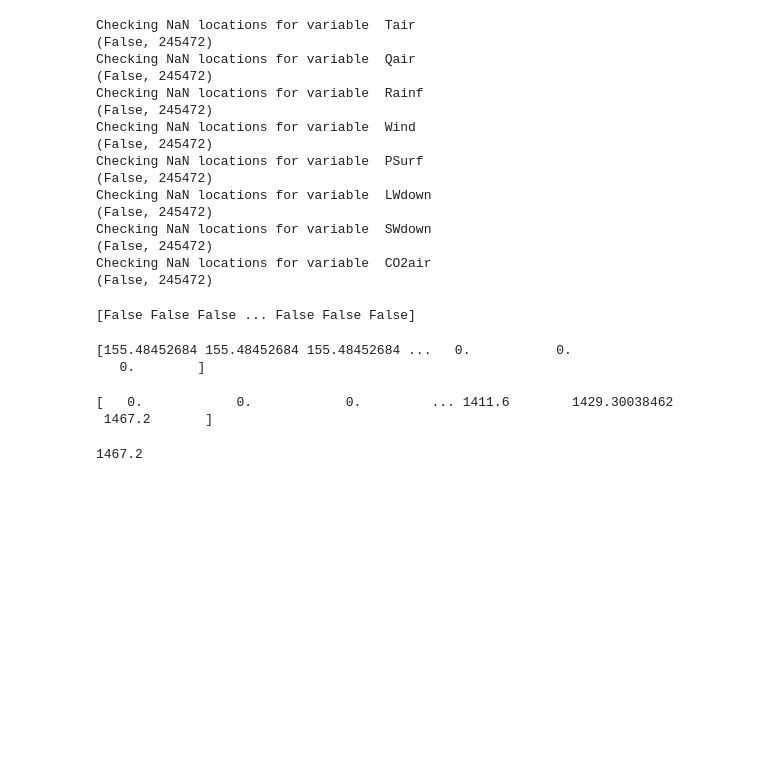
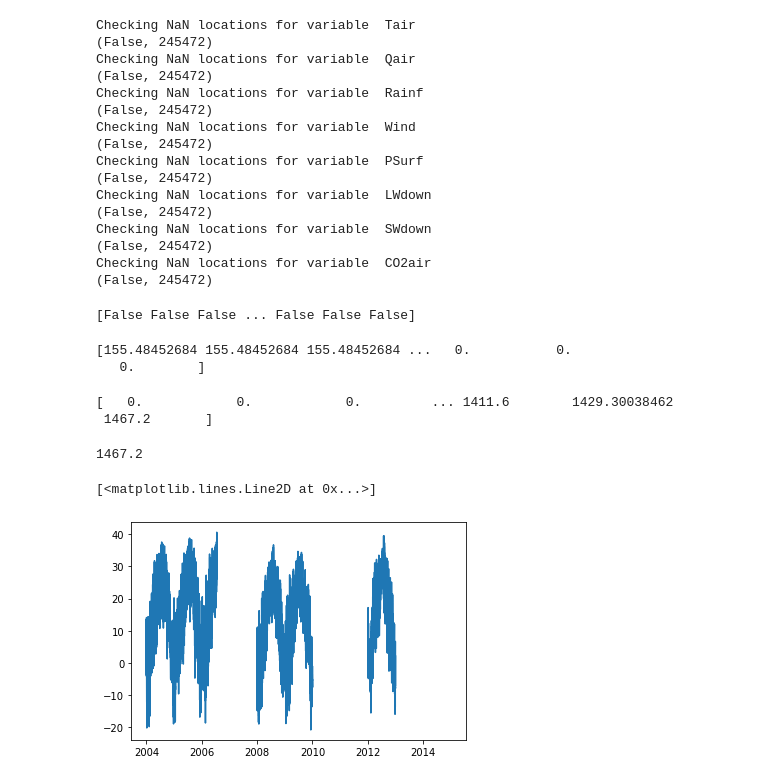
Before and after one commit to JDCP93/NEON_forecast, a Jupyter notebook: Testing.ipynb, the cells around one changed output. Cells and saved outputs as stored; diff of their text form; code cells hidden in the pictures; blank space fills up the shorter version.

```diff
--- a/Testing.ipynb
+++ b/Testing.ipynb
@@ -66,3 +66,40 @@ print(np.sort(swdown))
 print(np.max(swdown))
 # %% [output]
 1467.2
+# %%
+fname = "data/AMF_US-Kon_BASE-BADM_5-5/AMF_US-Kon_BASE_HH_5-5_mod.csv"
+df = pd.read_csv(fname,comment='#',na_values=-9999)
+
+df = df.rename(columns={'TIMESTAMP_START':'dates',
+                        'TA_PI_F_1_1_1':'tair',
+                        'TA_1_1_1':'tair_raw',
+                        'RH_PI_F_1_1_1':'rh',
+                        'SW_IN_1_1_1':'swdown',
+                        'WS_1_1_1':'wind',
+                        'P_1_1_1':'rainf',
+                        'VPD_PI_1_1_1':'vpd',
+                        'CO2_1_1_1':'co2'})
+
+df['dates'] = df['dates'].astype(str)
+new_dates = []
+for i in range(len(df)):
+    year = df['dates'][i][0:4]
+    month = df['dates'][i][4:6]
+    day = df['dates'][i][6:8]
+    hour = df['dates'][i][8:10]
+    minute = df['dates'][i][10:12]
+    if day.startswith("0"):
+        day = day[1:]
+    if hour.startswith("0"):
+        hour = hour[1:]
+    date = "%s/%s/%s %s:%s" % (year, month, day, hour, minute)
+    new_dates.append(date)
+
+df['dates'] = new_dates
+df = df.set_index('dates')
+df.index = pd.to_datetime(df.index)
+# %%
+plt.plot(df.tair)
+# %% [output]
+[<matplotlib.lines.Line2D at 0x...>]
+[figure, added]
```
Also changed, not shown: parts of 5 cells of this notebook, 3 other files.
